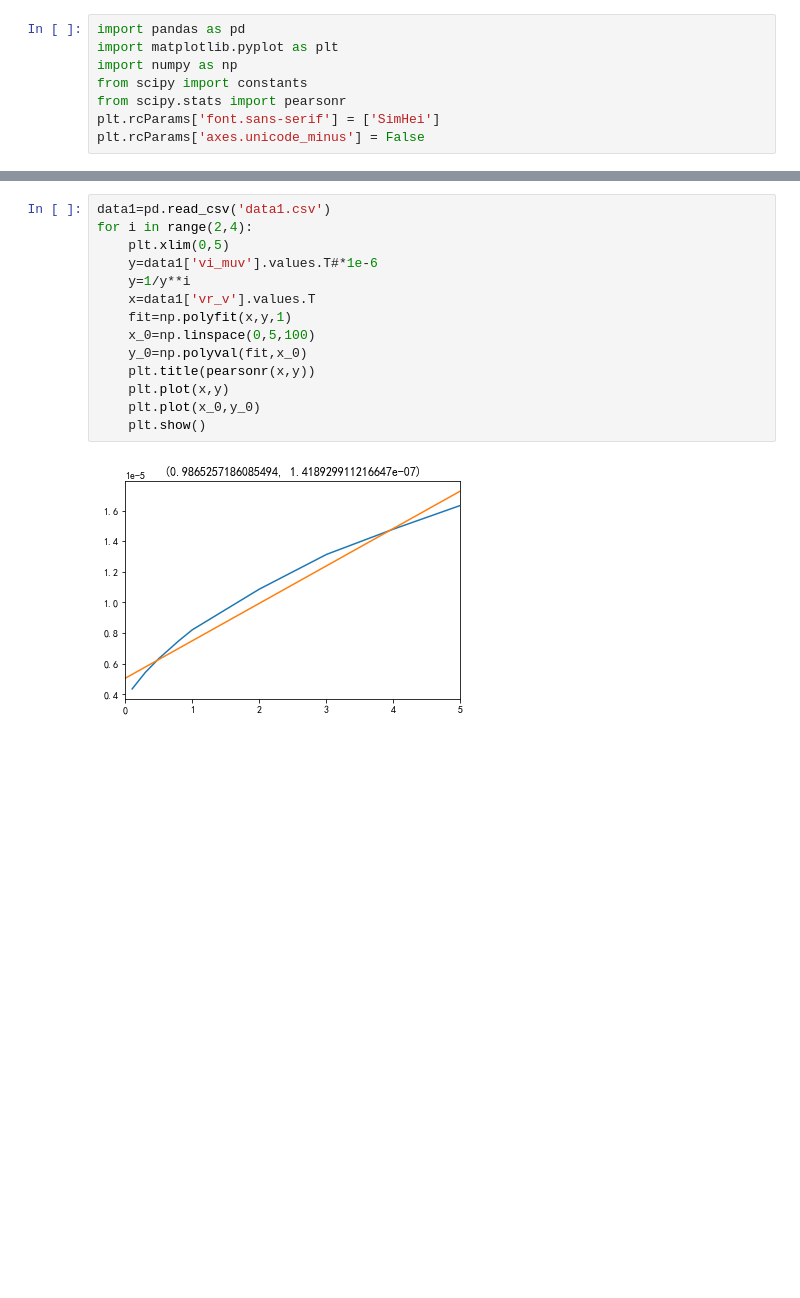
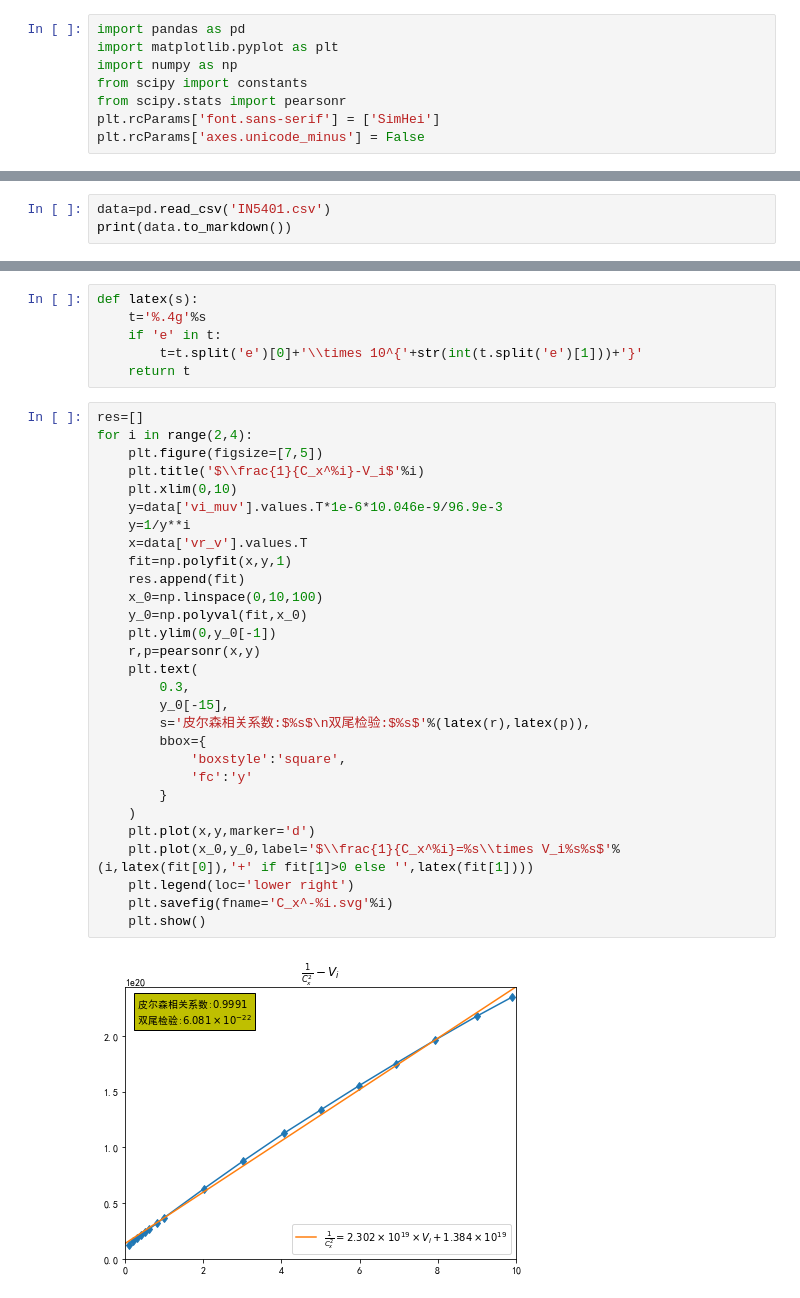
Before and after one commit to tsaihsiaoyi/Jupyter, a Jupyter notebook: Experimental_data/p-n结锁相检测/pn_jie.ipynb, the cells around one changed output, grey strips where cells are left out. Drawn from its saved outputs; the diff is of its cells as text; blank space fills up the shorter version.

```diff
--- a/Experimental_data/p-n结锁相检测/pn_jie.ipynb
+++ b/Experimental_data/p-n结锁相检测/pn_jie.ipynb
@@ -13 +15,4 @@ V(t)=96.9mV
 $$
+# %%
+data=pd.read_csv('IN5401.csv')
+print(data.to_markdown())
@@ -14,16 +39,37 @@ $$
+# %%
+def latex(s):
+    t='%.4g'%s
+    if 'e' in t:
+        t=t.split('e')[0]+'\\times 10^{'+str(int(t.split('e')[1]))+'}'
+    return t
 # %%
-data1=pd.read_csv('data1.csv')
+res=[]
 for i in range(2,4):
-    plt.xlim(0,5)
-    y=data1['vi_muv'].values.T#*1e-6
+    plt.figure(figsize=[7,5])
+    plt.title('$\\frac{1}{C_x^%i}-V_i$'%i)
+    plt.xlim(0,10)
+    y=data['vi_muv'].values.T*1e-6*10.046e-9/96.9e-3
     y=1/y**i
-    x=data1['vr_v'].values.T
+    x=data['vr_v'].values.T
     fit=np.polyfit(x,y,1)
-    x_0=np.linspace(0,5,100)
+    res.append(fit)
+    x_0=np.linspace(0,10,100)
     y_0=np.polyval(fit,x_0)
-    plt.title(pearsonr(x,y))
-    plt.plot(x,y)
-    plt.plot(x_0,y_0)
+    plt.ylim(0,y_0[-1])
+    r,p=pearsonr(x,y)
+    plt.text(
+        0.3,
+        y_0[-15],
+        s='皮尔森相关系数:$%s$\n双尾检验:$%s$'%(latex(r),latex(p)),
+        bbox={
+            'boxstyle':'square',
+            'fc':'y'
+        }
+    )
+    plt.plot(x,y,marker='d')
+    plt.plot(x_0,y_0,label='$\\frac{1}{C_x^%i}=%s\\times V_i%s%s$'%(i,latex(fit[0]),'+' if fit[1]>0 else '',latex(fit[1])))
+    plt.legend(loc='lower right')
+    plt.savefig(fname='C_x^-%i.svg'%i)
     plt.show()
 # %% [output]
-[figure, old version]
+[figure, new version]
```
Also changed, not shown: parts of 10 cells of this notebook, 2 other files.
